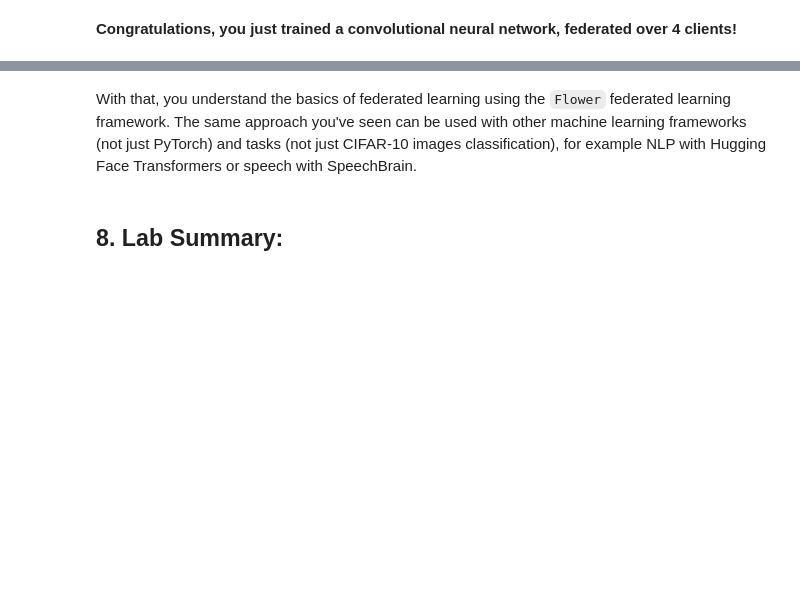
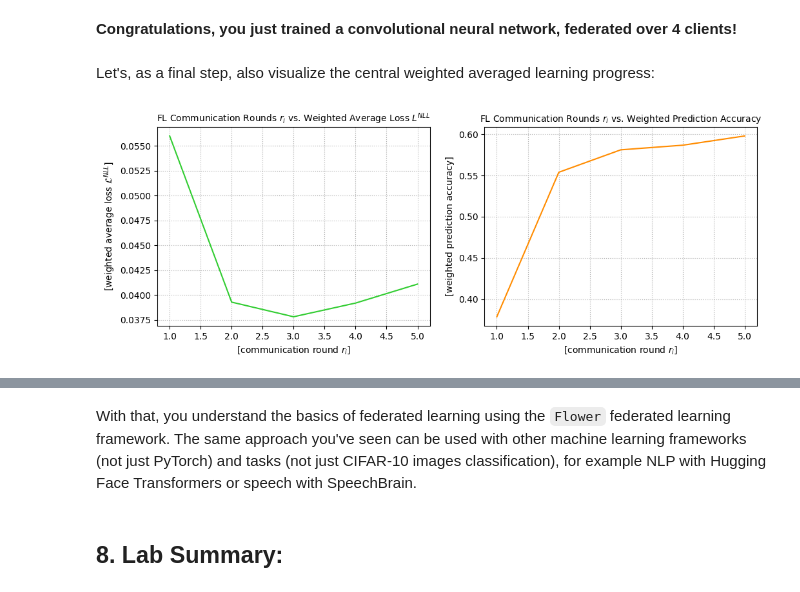
Before and after one commit to HSG-AIML-Teaching/DL2022-Lab, a Jupyter notebook: lab_4/colab_04.ipynb, the cells around one changed output, grey strips where cells are left out. Drawn from its saved outputs; the diff is of its cells as text; code cells hidden in the pictures; blank space fills up the shorter version.

```diff
--- a/lab_4/colab_04.ipynb
+++ b/lab_4/colab_04.ipynb
@@ -671,3 +717,18 @@ min_available_clients=num_clients
+# %%
+# fraction of clients used during training
+fraction_fit=1.0  # Sample 100% of available clients for training
+
+# fraction of clients used during validation
+fraction_evaluate=1.0  # Sample 100% of available clients for evaluation
+
+# minimum number of clients used during training
+min_fit_clients=num_clients // 2  # never sample less than 2 clients for training
+
+# minimum number of clients used during validation
+min_evaluate_clients=num_clients // 2  # never sample less than 2 clients for evaluation
+
+# minimum number of total clients in the system
+min_available_clients=num_clients  # never run with less than 4 available clientes
 # %% [markdown]
 Next, we also tell the strategy how to handle/aggregate custom evaluation metrics, and we do so by passing metric aggregation functions to the strategy. The strategy will then call these functions whenever it receives fit or evaluate metrics from clients. To compute the **weighted average classification error** upon each training round we set the `evaluate_metrics_aggregation_fn` parameter accordingly.
 
@@ -710,26 +852,33 @@ simulation_results = fl.simulation.start_simulation(
 # %% [markdown]
 **Congratulations, you just trained a convolutional neural network, federated over 4 clients!**
+# %% [markdown]
+Let's, as a final step, also visualize the central weighted averaged learning progress:
 # %%
 # prepare plot
-fig = plt.figure()
-ax = fig.add_subplot(111)
+plt.rcParams['figure.figsize'] = [12, 4]
+fig, ax = plt.subplots(ncols=2, nrows=1)
 
 # add grid
-ax.grid(linestyle='dotted')
+ax[0].grid(linestyle='dotted')
+ax[1].grid(linestyle='dotted')
 
 # determine train epochs and losses
 train_rounds = [ele[0] for ele in simulation_results.losses_distributed]
 train_round_losses = [ele[1] for ele in simulation_results.losses_distributed]
+train_round_accuracies = [ele[1] for ele in simulation_results.metrics_distributed['accuracy']]
 
 # plot the training epochs vs. the epochs' classification error
-ax.plot(train_rounds, train_round_losses, label='epoch loss (blue)')
+ax[0].plot(train_rounds, train_round_losses, color='limegreen')
+ax[1].plot(train_rounds, train_round_accuracies, color='darkorange')
 
 # add axis legends
-ax.set_xlabel('[communication round $e_i$]', fontsize=10)
-ax.set_ylabel('[weighted average loss $\mathcal{L}^{NLL}$]', fontsize=10)
-
-# set plot legend
-plt.legend(loc='upper right', numpoints=1, fancybox=True)
+ax[0].set_xlabel('[communication round $r_i$]', fontsize=10)
+ax[0].set_ylabel('[weighted average loss $\mathcal{L}^{NLL}$]', fontsize=10)
+ax[1].set_xlabel('[communication round $r_i$]', fontsize=10)
+ax[1].set_ylabel('[weighted prediction accuracy]', fontsize=10)
 
 # add plot title
-plt.title('FL Communication Rounds $r_i$ vs. Weighted Average Loss $L^{NLL}$', fontsize=10);
+ax[0].set_title('FL Communication Rounds $r_i$ vs. Weighted Average Loss $L^{NLL}$', fontsize=10)
+ax[1].set_title('FL Communication Rounds $r_i$ vs. Weighted Prediction Accuracy', fontsize=10);
+# %% [output]
+[figure, added]
```
Also changed, not shown: parts of 19 cells of this notebook.
